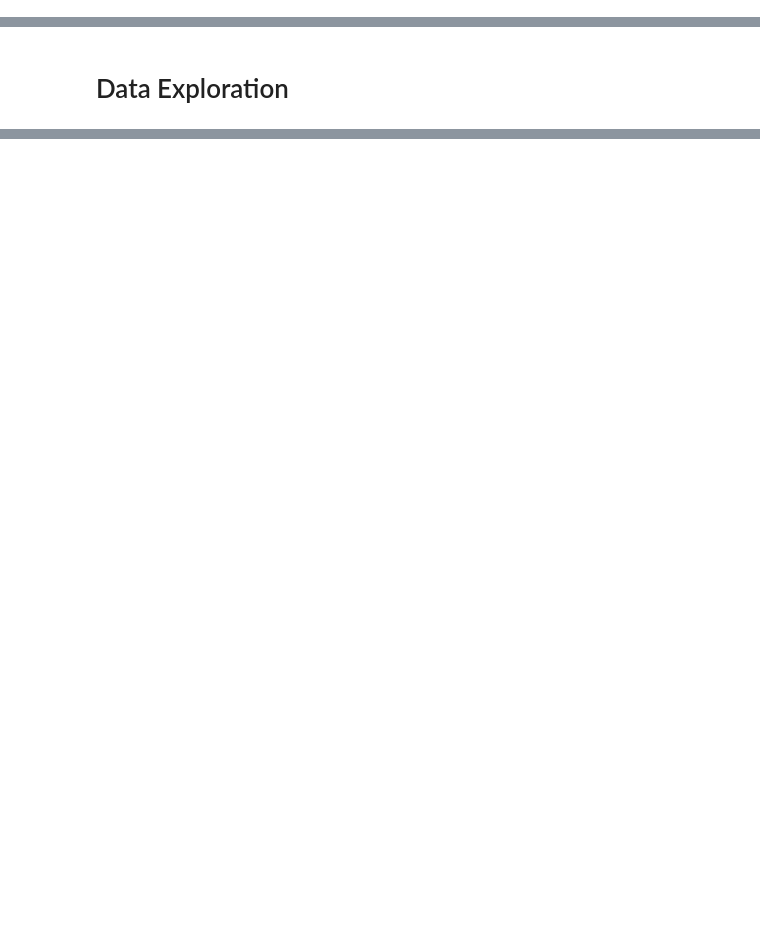
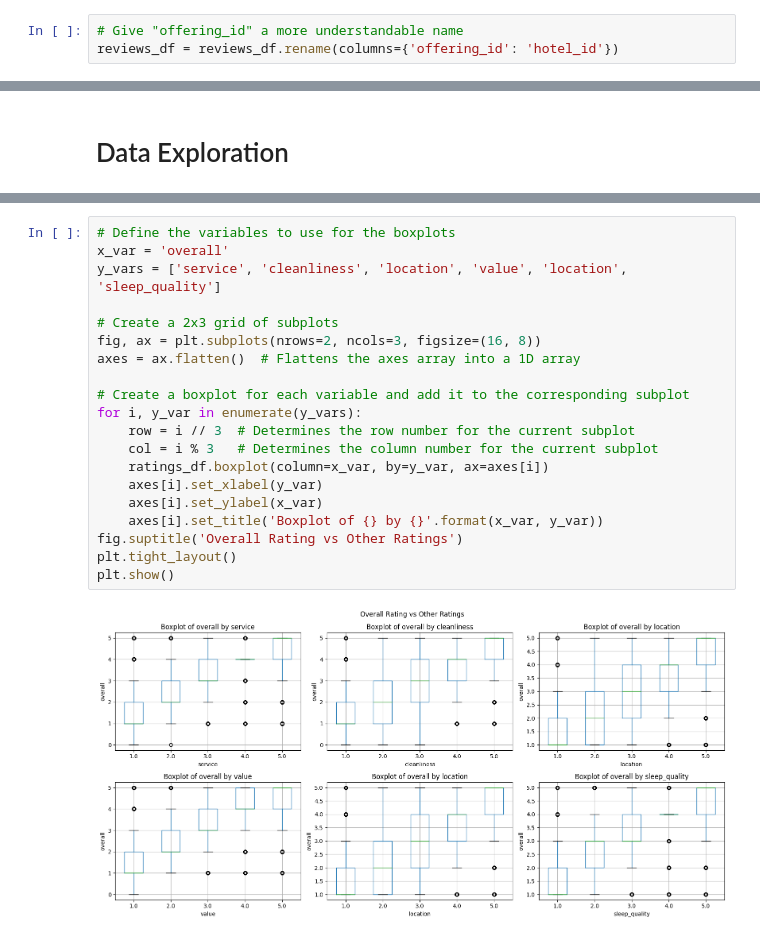
Before and after one commit to kuomat/hotel_reviews_prediction, a Jupyter notebook: main.ipynb, the cells around one changed output, grey strips where cells are left out. Drawn from its saved outputs; the diff is of its cells as text; blank space fills up the shorter version.

```diff
--- a/main.ipynb
+++ b/main.ipynb
@@ -50,0 +67,3 @@ original_df.shape
+# %%
+# Give "offering_id" a more understandable name
+reviews_df = reviews_df.rename(columns={'offering_id': 'hotel_id'})
@@ -238,0 +423,22 @@ reviews_df = pd.concat([reviews_df, tfidf_df], axis=1)
+# %%
+# Define the variables to use for the boxplots
+x_var = 'overall'
+y_vars = ['service', 'cleanliness', 'location', 'value', 'location', 'sleep_quality']
+
+# Create a 2x3 grid of subplots
+fig, ax = plt.subplots(nrows=2, ncols=3, figsize=(16, 8))
+axes = ax.flatten()  # Flattens the axes array into a 1D array
+
+# Create a boxplot for each variable and add it to the corresponding subplot
+for i, y_var in enumerate(y_vars):
+    row = i // 3  # Determines the row number for the current subplot
+    col = i % 3   # Determines the column number for the current subplot
+    ratings_df.boxplot(column=x_var, by=y_var, ax=axes[i])
+    axes[i].set_xlabel(y_var)
+    axes[i].set_ylabel(x_var)
+    axes[i].set_title('Boxplot of {} by {}'.format(x_var, y_var))
+fig.suptitle('Overall Rating vs Other Ratings')
+plt.tight_layout()
+plt.show()
+# %% [output]
+[figure, added]
```
Also changed, not shown: parts of 180 cells of this notebook.
